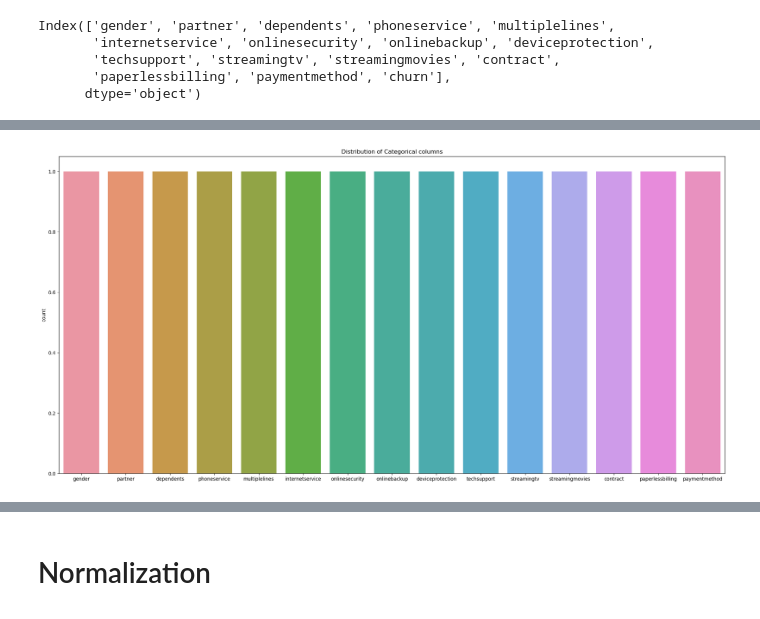
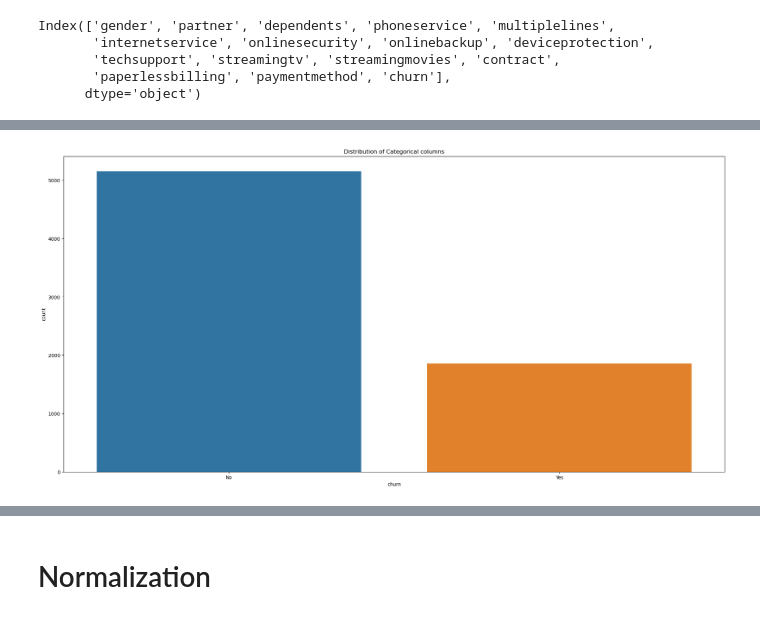
Before and after one commit to Mohamed-Maaz-Rehan/Telecom-Churn-Prediction, a Jupyter notebook: EDA Notebooks/Dhiraj/Telecom_Churn_Prediction.ipynb, the cells around one changed output, grey strips where cells are left out. Drawn from its saved outputs; the diff is of its cells as text; code cells hidden in the pictures.

```diff
--- a/EDA Notebooks/Dhiraj/Telecom_Churn_Prediction.ipynb
+++ b/EDA Notebooks/Dhiraj/Telecom_Churn_Prediction.ipynb
@@ -89,4 +143,0 @@ df['totalcharges'] = df['totalcharges'].replace(' ', np.nan)
-# %%
-#changing totalcharges and Seniorcitizen column from string to float
-df['totalcharges'] = df['totalcharges'].astype(float)
-df['seniorcitizen'] = df['seniorcitizen'].astype(float)
@@ -137,0 +166,3 @@ import seaborn as sns
+# %%
+#Removing missing values
+df.dropna(how = 'any', inplace = True)
@@ -147,6 +210,3 @@ sns.boxplot(df['totalcharges'],orient='h')
 # %% [output]
 <Axes: >
 [figure]
-# %%
-#customerid columns is dropped from the dataframe
-df.drop(columns=['customerid'],axis=1,inplace=True)
@@ -202,3 +245,0 @@ sns.histplot(df['totalcharges'],kde=True)
-# %%
-# Convert all categorical variables to numeric for further analysis using one-hot encoding
-df = pd.get_dummies(df)
@@ -228,8 +250,8 @@ sns.histplot(df['tenure'],kde=True)
 # %%
 # Plot count plots for categorical columns
 plt.figure(figsize=(25, 12))
-sns.countplot(x= cat_cols, data=df)
+sns.countplot(x='churn', data=df)
 plt.title('Distribution of Categorical columns')
 plt.show()
 # %% [output]
-[figure, old version]
+[figure, new version]
```
Also changed, not shown: parts of 49 cells of this notebook, 1 other file.
